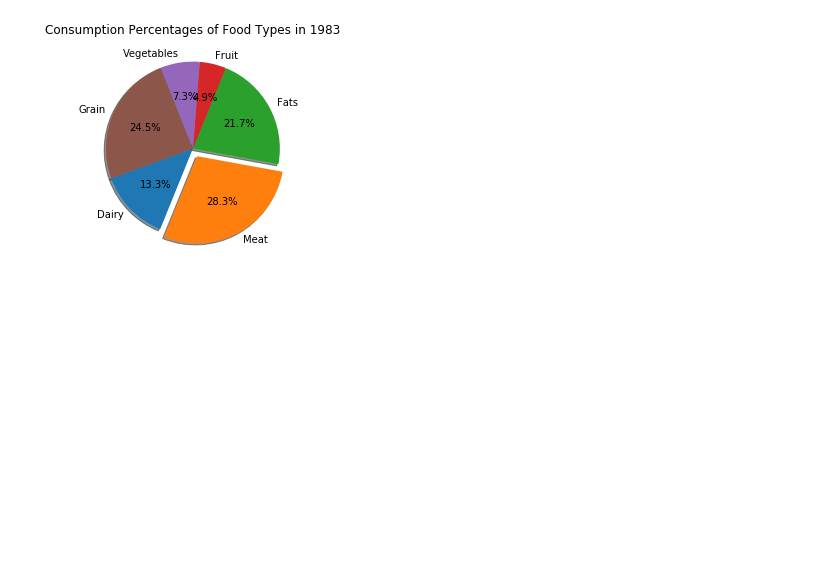
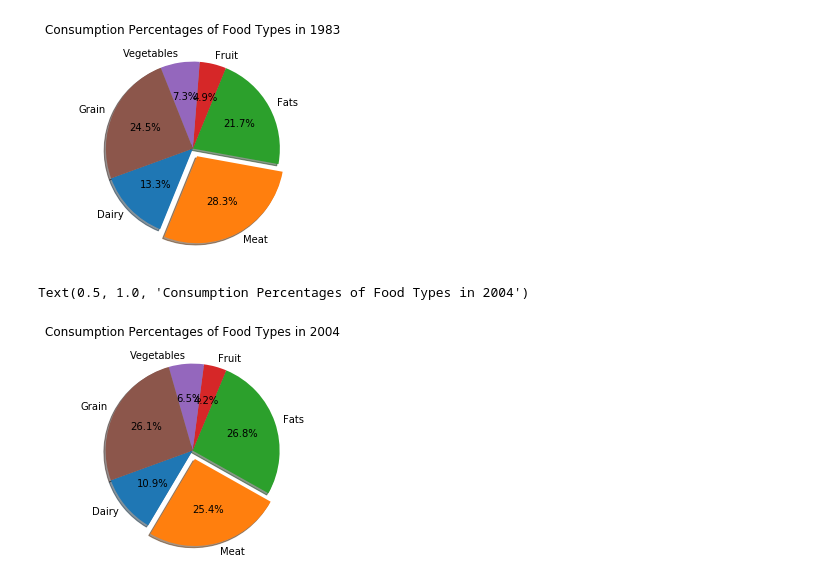
Before and after one commit to TrevorCap/PyramidProductions, a Jupyter notebook: Pyramid.ipynb, the cells around one changed output. Drawn from its saved outputs; the diff is of its cells as text; code cells hidden in the pictures; blank space fills up the shorter version.

Commit message:
added pie chart for 2004

```diff
--- a/Pyramid.ipynb
+++ b/Pyramid.ipynb
@@ -120,3 +120,19 @@ plt.title("Consumption Percentages of Food Types in 1983")
 # %% [output]
 Text(0.5, 1.0, 'Consumption Percentages of Food Types in 1983')
 [figure]
+# %%
+#2004, index(34)
+data_2004 = total.loc[34,:]
+#print(data_1983)
+data1=data_2004[[1,2,3,4,5,6]]
+#print(data)
+#Labels
+legend = ['Dairy', 'Meat', 'Fats', 'Fruit', 'Vegetables', 'Grain']
+#print(legend)
+explode = (0,0.1, 0, 0, 0, 0)
+#pie
+plt.pie(data1, explode=explode, labels=legend, shadow=True, autopct="%1.1f%%", startangle=200)
+plt.title("Consumption Percentages of Food Types in 2004")
+# %% [output]
+Text(0.5, 1.0, 'Consumption Percentages of Food Types in 2004')
+[figure, added]
```
